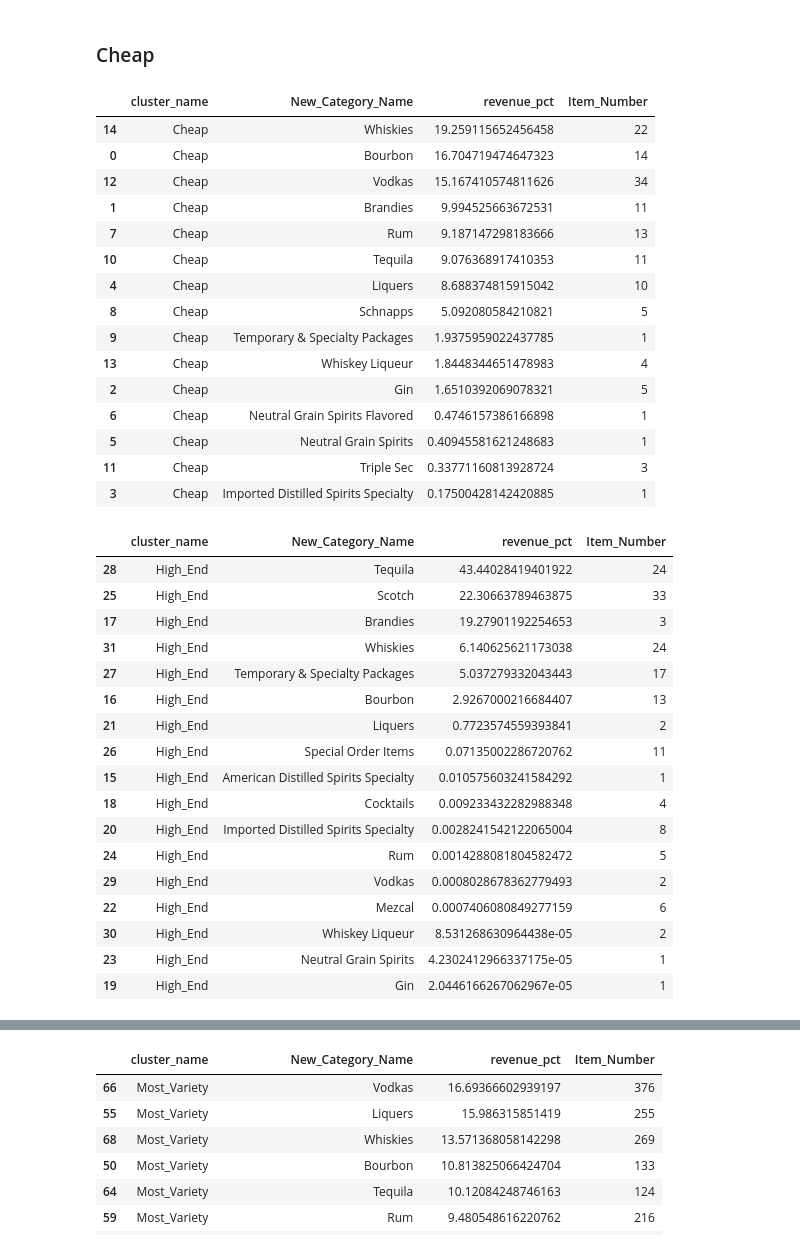
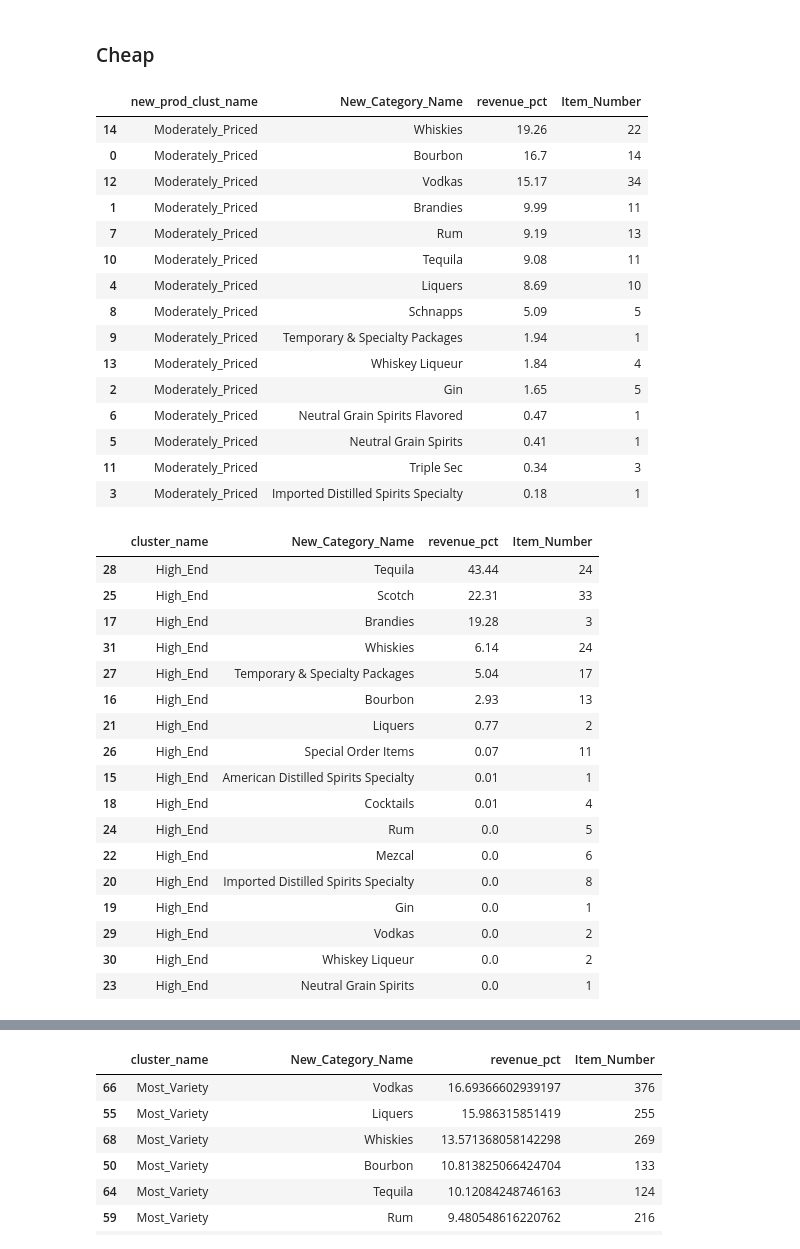
Before and after one commit to dgarbato/capstone, a Jupyter notebook: Percentage of product types within each cluster.ipynb, the cells around one changed output, grey strips where cells are left out. Cells and saved outputs as stored; diff of their text form; code cells hidden in the pictures.

```diff
--- a/Percentage of product types within each cluster.ipynb
+++ b/Percentage of product types within each cluster.ipynb
@@ -277,4 +283,4 @@ cluster_revenue_pct.head()
 | 3 | Cheap | Imported Distilled Spirits Specialty | 697,873,477.5 | 1 | 398,775,088,141.05 |
 | 4 | Cheap | Liquers | 34,647,074,330.19 | 10 | 398,775,088,141.05 |
 # %%
-cluster_revenue_pct['revenue_pct'] = cluster_revenue_pct.revenue / cluster_revenue_pct.cluster_total_revenue *100
+cluster_revenue_pct['revenue_pct'] = round(cluster_revenue_pct.revenue / cluster_revenue_pct.cluster_total_revenue *100,2)
@@ -281,47 +289,53 @@ cluster_revenue_pct['revenue_pct'] = cluster_revenue_pct.revenue / cluster_reven
+# %%
+new_product_clusters_dict = {'Cheap':'Moderately_Priced',
+                         'Moderately_High':'Expensive','Most_Variety':'Most_Variety','Popular_Bottles':'Popular_Bottles',
+                        'Volume_For_Dollar':'Volume_For_Dollar','High_End':'High_End','Quick_Shots':'Quick_Shots'}
+# %%
+cluster_revenue_pct['new_prod_clust_name'] = cluster_revenue_pct['cluster_name'].map(new_product_clusters_dict)
 # %% [markdown]
 ### Cheap
 # %%
 # Cheap
-cluster_revenue_pct.loc[cluster_revenue_pct.cluster_name == 'Cheap',['cluster_name','New_Category_Name','revenue_pct','Item_Number']].sort_values(by='revenue_pct',ascending=False)
+cluster_revenue_pct.loc[cluster_revenue_pct.cluster_name == 'Cheap',['new_prod_clust_name','New_Category_Name','revenue_pct','Item_Number']].sort_values(by='revenue_pct',ascending=False)
 # %% [output]
-|  | cluster_name | New_Category_Name | revenue_pct | Item_Number |
-| 14 | Cheap | Whiskies | 19.259115652456458 | 22 |
-| 0 | Cheap | Bourbon | 16.704719474647323 | 14 |
-| 12 | Cheap | Vodkas | 15.167410574811626 | 34 |
-| 1 | Cheap | Brandies | 9.994525663672531 | 11 |
-| 7 | Cheap | Rum | 9.187147298183666 | 13 |
-| 10 | Cheap | Tequila | 9.076368917410353 | 11 |
-| 4 | Cheap | Liquers | 8.688374815915042 | 10 |
-| 8 | Cheap | Schnapps | 5.092080584210821 | 5 |
-| 9 | Cheap | Temporary & Specialty Packages | 1.9375959022437785 | 1 |
-| 13 | Cheap | Whiskey Liqueur | 1.8448344651478983 | 4 |
-| 2 | Cheap | Gin | 1.6510392069078321 | 5 |
-| 6 | Cheap | Neutral Grain Spirits Flavored | 0.4746157386166898 | 1 |
-| 5 | Cheap | Neutral Grain Spirits | 0.40945581621248683 | 1 |
-| 11 | Cheap | Triple Sec | 0.33771160813928724 | 3 |
-| 3 | Cheap | Imported Distilled Spirits Specialty | 0.17500428142420885 | 1 |
+|  | new_prod_clust_name | New_Category_Name | revenue_pct | Item_Number |
+| 14 | Moderately_Priced | Whiskies | 19.26 | 22 |
+| 0 | Moderately_Priced | Bourbon | 16.7 | 14 |
+| 12 | Moderately_Priced | Vodkas | 15.17 | 34 |
+| 1 | Moderately_Priced | Brandies | 9.99 | 11 |
+| 7 | Moderately_Priced | Rum | 9.19 | 13 |
+| 10 | Moderately_Priced | Tequila | 9.08 | 11 |
+| 4 | Moderately_Priced | Liquers | 8.69 | 10 |
+| 8 | Moderately_Priced | Schnapps | 5.09 | 5 |
+| 9 | Moderately_Priced | Temporary & Specialty Packages | 1.94 | 1 |
+| 13 | Moderately_Priced | Whiskey Liqueur | 1.84 | 4 |
+| 2 | Moderately_Priced | Gin | 1.65 | 5 |
+| 6 | Moderately_Priced | Neutral Grain Spirits Flavored | 0.47 | 1 |
+| 5 | Moderately_Priced | Neutral Grain Spirits | 0.41 | 1 |
+| 11 | Moderately_Priced | Triple Sec | 0.34 | 3 |
+| 3 | Moderately_Priced | Imported Distilled Spirits Specialty | 0.18 | 1 |
 # %%
 # High_End
 cluster_revenue_pct.loc[cluster_revenue_pct.cluster_name == 'High_End',['cluster_name','New_Category_Name','revenue_pct','Item_Number']].sort_values(by='revenue_pct',ascending=False)
 # %% [output]
 |  | cluster_name | New_Category_Name | revenue_pct | Item_Number |
-| 28 | High_End | Tequila | 43.44028419401922 | 24 |
-| 25 | High_End | Scotch | 22.30663789463875 | 33 |
-| 17 | High_End | Brandies | 19.27901192254653 | 3 |
-| 31 | High_End | Whiskies | 6.140625621173038 | 24 |
-| 27 | High_End | Temporary & Specialty Packages | 5.037279332043443 | 17 |
-| 16 | High_End | Bourbon | 2.9267000216684407 | 13 |
-| 21 | High_End | Liquers | 0.7723574559393841 | 2 |
-| 26 | High_End | Special Order Items | 0.07135002286720762 | 11 |
-| 15 | High_End | American Distilled Spirits Specialty | 0.010575603241584292 | 1 |
-| 18 | High_End | Cocktails | 0.009233432282988348 | 4 |
-| 20 | High_End | Imported Distilled Spirits Specialty | 0.0028241542122065004 | 8 |
-| 24 | High_End | Rum | 0.0014288081804582472 | 5 |
-| 29 | High_End | Vodkas | 0.0008028678362779493 | 2 |
-| 22 | High_End | Mezcal | 0.0007406080849277159 | 6 |
-| 30 | High_End | Whiskey Liqueur | 8.531268630964438e-05 | 2 |
-| 23 | High_End | Neutral Grain Spirits | 4.2302412966337175e-05 | 1 |
-| 19 | High_End | Gin | 2.0446166267062967e-05 | 1 |
+| 28 | High_End | Tequila | 43.44 | 24 |
+| 25 | High_End | Scotch | 22.31 | 33 |
+| 17 | High_End | Brandies | 19.28 | 3 |
+| 31 | High_End | Whiskies | 6.14 | 24 |
+| 27 | High_End | Temporary & Specialty Packages | 5.04 | 17 |
+| 16 | High_End | Bourbon | 2.93 | 13 |
+| 21 | High_End | Liquers | 0.77 | 2 |
+| 26 | High_End | Special Order Items | 0.07 | 11 |
+| 15 | High_End | American Distilled Spirits Specialty | 0.01 | 1 |
+| 18 | High_End | Cocktails | 0.01 | 4 |
+| 24 | High_End | Rum | 0.0 | 5 |
+| 22 | High_End | Mezcal | 0.0 | 6 |
+| 20 | High_End | Imported Distilled Spirits Specialty | 0.0 | 8 |
+| 19 | High_End | Gin | 0.0 | 1 |
+| 29 | High_End | Vodkas | 0.0 | 2 |
+| 30 | High_End | Whiskey Liqueur | 0.0 | 2 |
+| 23 | High_End | Neutral Grain Spirits | 0.0 | 1 |
 # %%
 # Moderately_High
 cluster_revenue_pct.loc[cluster_revenue_pct.cluster_name == 'Moderately_High',['cluster_name','New_Category_Name','revenue_pct','Item_Number']].sort_values(by='revenue_pct',ascending=False)
```
Also changed, not shown: parts of 7 cells of this notebook, 4 other files.
